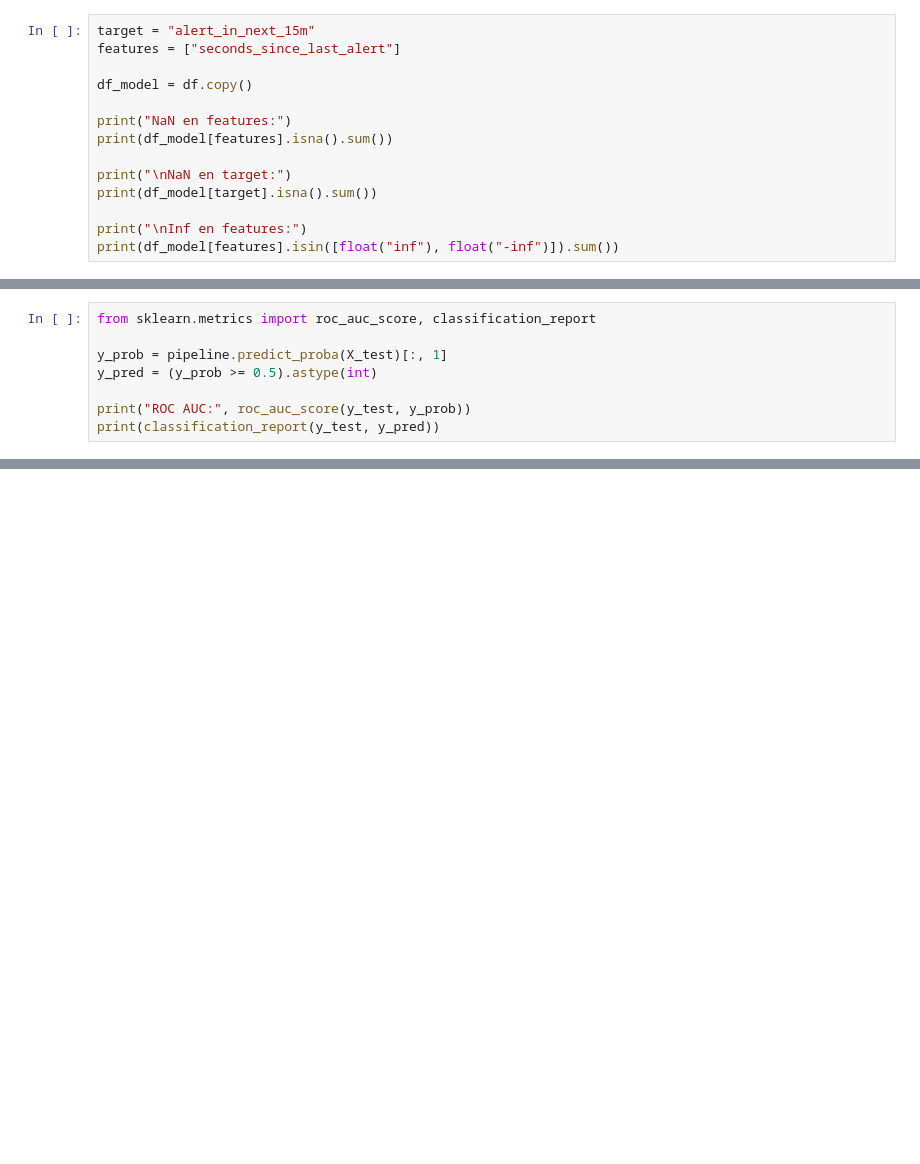
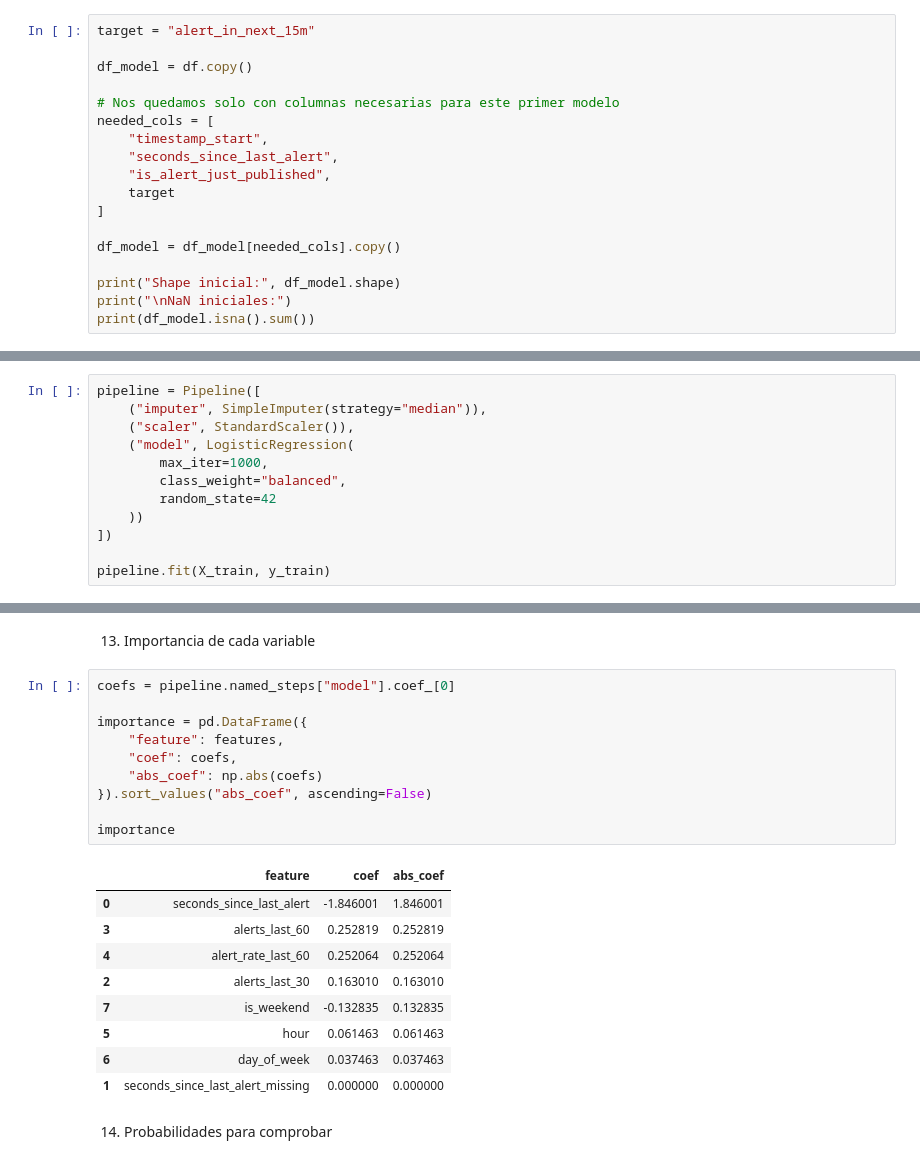
Before and after one commit to UCM-GIDIA-PD1/c2526-R5, a Jupyter notebook: src/models/modelos_alertas/tecnica_logistica.ipynb, the cells around one changed output, grey strips where cells are left out. Cells and saved outputs as stored; diff of their text form; blank space fills up the shorter version.

```diff
--- a/src/models/modelos_alertas/tecnica_logistica.ipynb
+++ b/src/models/modelos_alertas/tecnica_logistica.ipynb
@@ -29,15 +58,19 @@ df
 # %%
 target = "alert_in_next_15m"
-features = ["seconds_since_last_alert"]
 
 df_model = df.copy()
 
-print("NaN en features:")
-print(df_model[features].isna().sum())
+# Nos quedamos solo con columnas necesarias para este primer modelo
+needed_cols = [
+    "timestamp_start",
+    "seconds_since_last_alert",
+    "is_alert_just_published",
+    target
+]
 
-print("\nNaN en target:")
-print(df_model[target].isna().sum())
+df_model = df_model[needed_cols].copy()
 
-print("\nInf en features:")
-print(df_model[features].isin([float("inf"), float("-inf")]).sum())
+print("Shape inicial:", df_model.shape)
+print("\nNaN iniciales:")
+print(df_model.isna().sum())
 # %% [output]
@@ -194,9 +267,13 @@ Pipeline(steps=[('imputer', SimpleImputer(strategy='median')),
 # %%
-from sklearn.metrics import roc_auc_score, classification_report
+pipeline = Pipeline([
+    ("imputer", SimpleImputer(strategy="median")),
+    ("scaler", StandardScaler()),
+    ("model", LogisticRegression(
+        max_iter=1000,
+        class_weight="balanced",
+        random_state=42
+    ))
+])
 
-y_prob = pipeline.predict_proba(X_test)[:, 1]
-y_pred = (y_prob >= 0.5).astype(int)
-
-print("ROC AUC:", roc_auc_score(y_test, y_prob))
-print(classification_report(y_test, y_pred))
+pipeline.fit(X_train, y_train)
 # %% [output]
@@ -211,0 +339,24 @@ weighted avg       1.00      1.00      1.00   2417019
+# %% [markdown]
+13) Importancia de cada variable
+# %%
+coefs = pipeline.named_steps["model"].coef_[0]
+
+importance = pd.DataFrame({
+    "feature": features,
+    "coef": coefs,
+    "abs_coef": np.abs(coefs)
+}).sort_values("abs_coef", ascending=False)
+
+importance
+# %% [output]
+|  | feature | coef | abs_coef |
+| 0 | seconds_since_last_alert | -1.846001 | 1.846001 |
+| 3 | alerts_last_60 | 0.252819 | 0.252819 |
+| 4 | alert_rate_last_60 | 0.252064 | 0.252064 |
+| 2 | alerts_last_30 | 0.163010 | 0.163010 |
+| 7 | is_weekend | -0.132835 | 0.132835 |
+| 5 | hour | 0.061463 | 0.061463 |
+| 6 | day_of_week | 0.037463 | 0.037463 |
+| 1 | seconds_since_last_alert_missing | 0.000000 | 0.000000 |
+# %% [markdown]
+14) Probabilidades para comprobar
```
Also changed, not shown: parts of 23 cells of this notebook, 10 other files.
